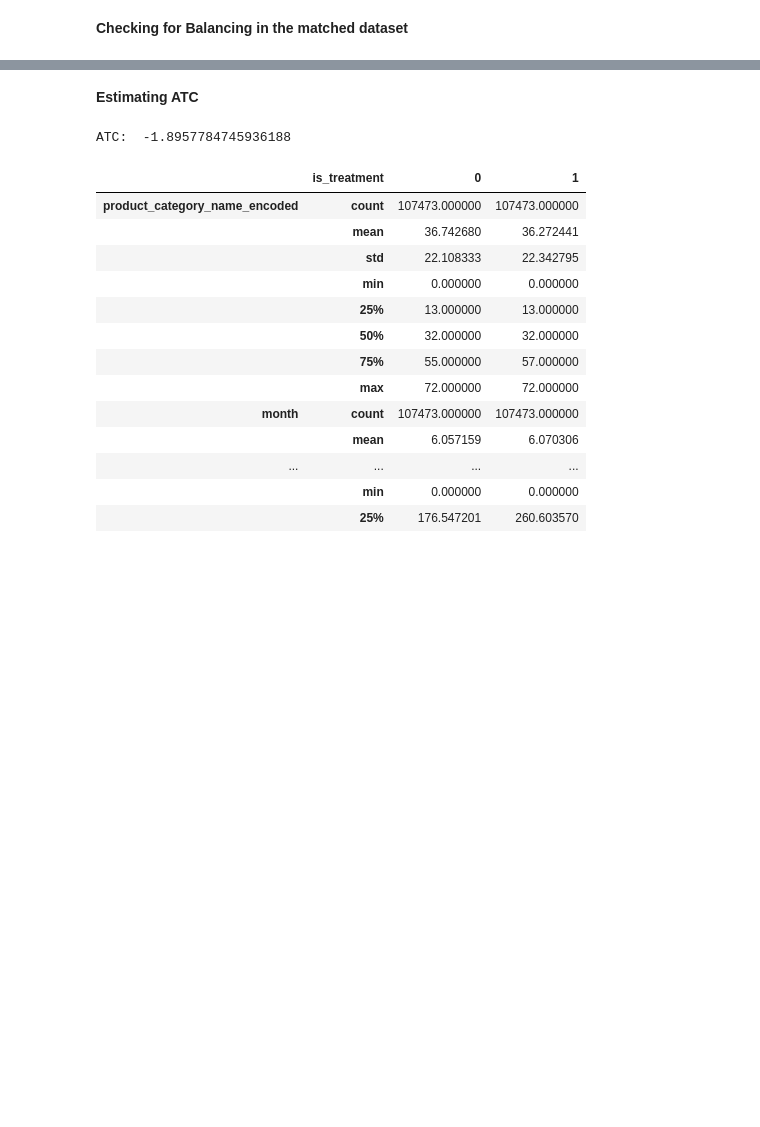
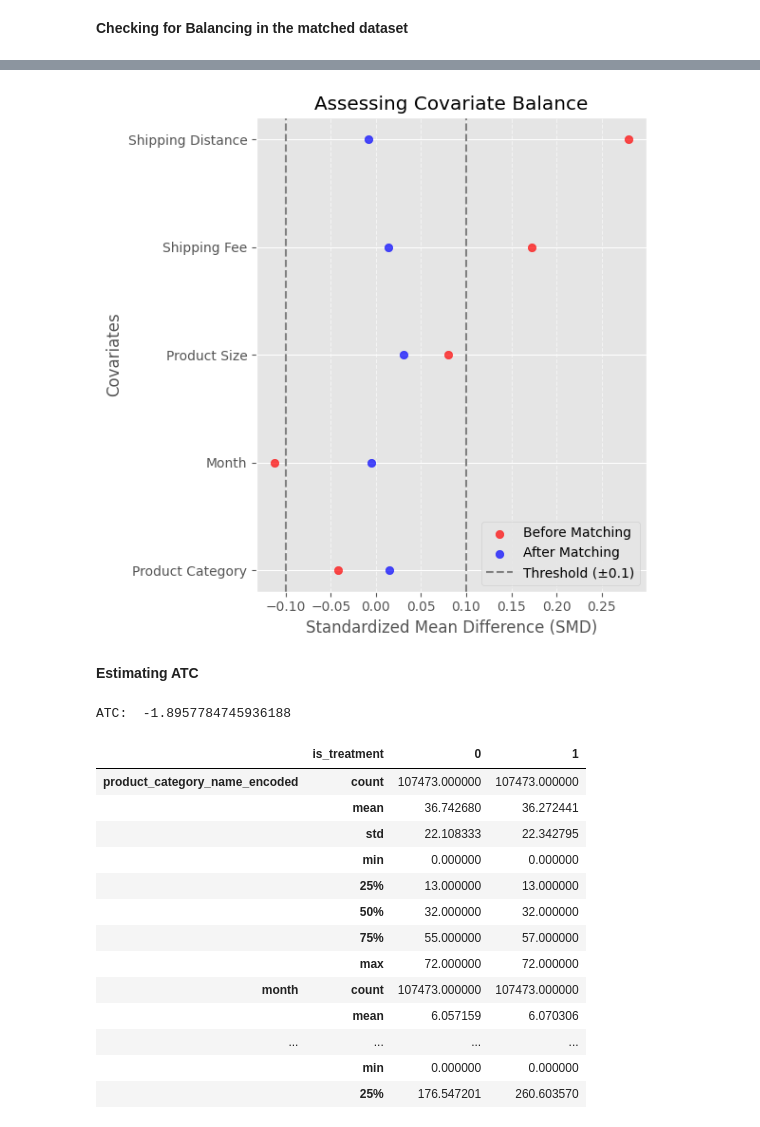
Before and after one commit to menni99/causal-attribution-analysis, a Jupyter notebook: notebooks/propensity-score-matching.ipynb, the cells around one changed output, grey strips where cells are left out. Cells and saved outputs as stored; diff of their text form; code cells hidden in the pictures; blank space fills up the shorter version.

```diff
--- a/notebooks/propensity-score-matching.ipynb
+++ b/notebooks/propensity-score-matching.ipynb
@@ -6,6 +6,7 @@ import pandas as pd # type: ignore
 import numpy as np # type: ignore
 
 import matplotlib.pyplot as plt # type: ignore
+plt.style.use('ggplot')
 import seaborn as sns # type: ignore
 
 import networkx as nx # type: ignore
@@ -164,0 +127,14 @@ for col in matched_df.columns:
+# %%
+smd_before_lst = []
+
+for i in covariates:
+    t = df[df['is_delivery_late'] == 1][i]
+    c = df[df['is_delivery_late'] == 0][i]
+
+    # Calculate means and pooled standard deviation before matching
+    mean_treated = t.mean()
+    mean_control = c.mean()
+    pooled_std = np.sqrt((t.var() + c.var()) / 2)
+
+    smd_before = (mean_treated - mean_control) / pooled_std
+    smd_before_lst.append(smd_before)
@@ -165,3 +163,29 @@ for col in matched_df.columns:
+# %%
+covariates_2 = ['Product Category', 'Month', 'Product Size', 'Shipping Fee', 'Shipping Distance']
+
+plot_df = pd.DataFrame({'covariates': covariates_2,
+ 'smd_before': smd_before_lst,
+ 'smd_after': smd_after_lst})
+
+# Plotting
+plt.figure(figsize=(6, 6))
+plt.scatter(plot_df['smd_before'], plot_df['covariates'], color='red', label='Before Matching', alpha=0.7)
+plt.scatter(plot_df['smd_after'], plot_df['covariates'], color='blue', label='After Matching', alpha=0.7)
+plt.axvline(x=0.1, color='gray', linestyle='--', label='Threshold (±0.1)')
+plt.axvline(x=-0.1, color='gray', linestyle='--')
+
+# Customizing the Plot
+plt.xlabel('Standardized Mean Difference (SMD)')
+plt.ylabel('Covariates')
+plt.title('Assessing Covariate Balance')
+plt.legend()
+plt.grid(axis='x', linestyle='--', alpha=0.6)
+plt.tight_layout()
+
+# Show Plot
+plt.show()
+# %% [output]
+[figure, added]
 # %% [markdown]
 **Estimating ATC**
 # %%
```
Also changed, not shown: parts of 4 cells of this notebook.
